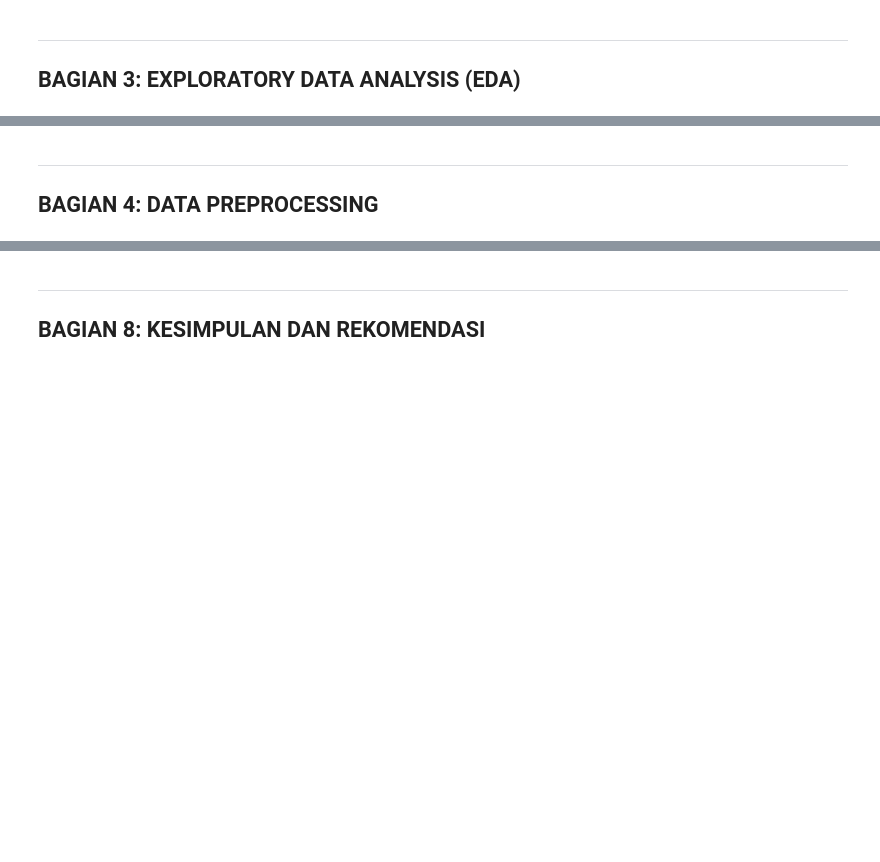
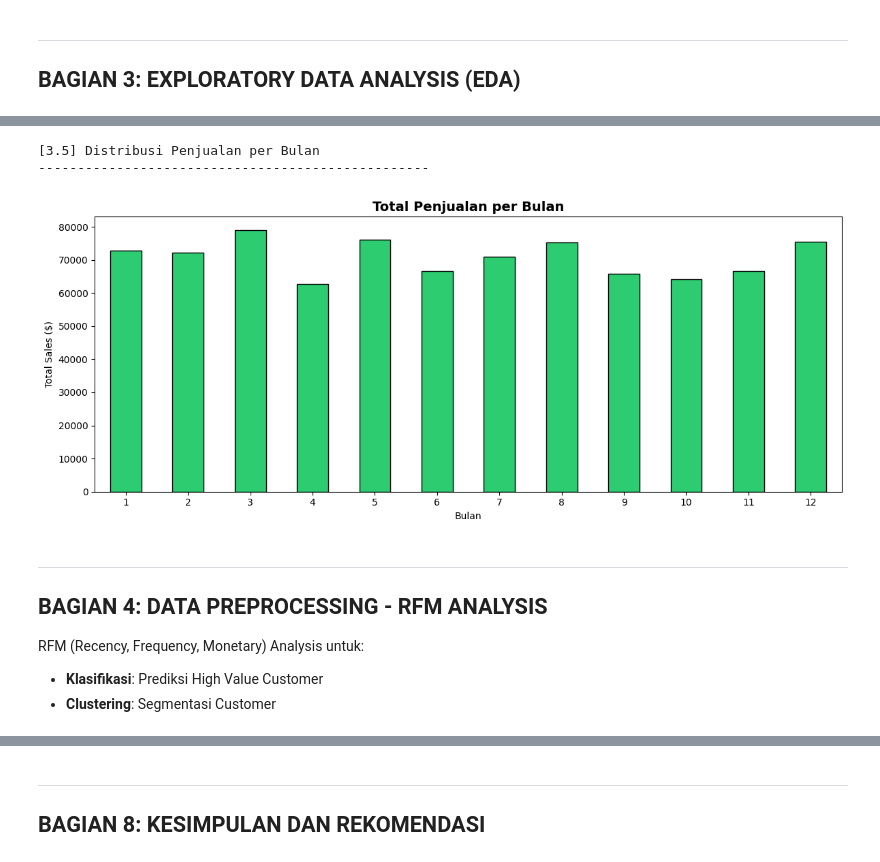
Before and after one commit to rehanalfarizu/big-data-mining-, a Jupyter notebook: Final_Project_BigData_Mining.ipynb, the cells around one changed output, grey strips where cells are left out. Drawn from its saved outputs; the diff is of its cells as text; code cells hidden in the pictures; blank space fills up the shorter version.

```diff
--- a/Final_Project_BigData_Mining.ipynb
+++ b/Final_Project_BigData_Mining.ipynb
@@ -195,32 +386,29 @@ print(f"\nNilai kosong (string) di TotalCharges: {empty_total}")
 # %%
-# 3.5 Distribusi Fitur Numerik
-print("\n[3.5] Distribusi Fitur Numerik")
+# 3.5 Distribusi Penjualan per Bulan
+print("\n[3.5] Distribusi Penjualan per Bulan")
 print("-"*50)
 
-fig, axes = plt.subplots(1, 3, figsize=(15, 4))
+df_retail['Month'] = df_retail['InvoiceDate'].dt.month
+monthly_sales = df_retail.groupby('Month')['TotalPrice'].sum()
 
-# Tenure
-axes[0].hist(df_churn['tenure'], bins=30, color='#3498db', edgecolor='black', alpha=0.7)
-axes[0].set_title('Distribusi Tenure', fontweight='bold')
-axes[0].set_xlabel('Tenure (bulan)')
-axes[0].set_ylabel('Frekuensi')
-
-# MonthlyCharges
-axes[1].hist(df_churn['MonthlyCharges'], bins=30, color='#e74c3c', edgecolor='black', alpha=0.7)
-axes[1].set_title('Distribusi Monthly Charges', fontweight='bold')
-axes[1].set_xlabel('Monthly Charges ($)')
-
-# SeniorCitizen
-senior_counts = df_churn['SeniorCitizen'].value_counts()
-axes[2].bar(['Non-Senior (0)', 'Senior (1)'], senior_counts.values,
-            color=['#2ecc71', '#9b59b6'], edgecolor='black')
-axes[2].set_title('Distribusi Senior Citizen', fontweight='bold')
-axes[2].set_ylabel('Jumlah')
-
+fig, ax = plt.subplots(figsize=(12, 5))
+monthly_sales.plot(kind='bar', color='#2ecc71', edgecolor='black', ax=ax)
+ax.set_title('Total Penjualan per Bulan', fontsize=14, fontweight='bold')
+ax.set_xlabel('Bulan')
+ax.set_ylabel('Total Sales ($)')
+plt.xticks(rotation=0)
 plt.tight_layout()
 plt.show()
+# %% [output]
+[3.5] Distribusi Penjualan per Bulan
+--------------------------------------------------
+[figure, added]
 # %% [markdown]
 ---
-## BAGIAN 4: DATA PREPROCESSING
+## BAGIAN 4: DATA PREPROCESSING - RFM ANALYSIS
+
+RFM (Recency, Frequency, Monetary) Analysis untuk:
+- **Klasifikasi**: Prediksi High Value Customer
+- **Clustering**: Segmentasi Customer
 # %%
 # ============================================================================
```
Also changed, not shown: parts of 43 cells of this notebook, 2 other files.
